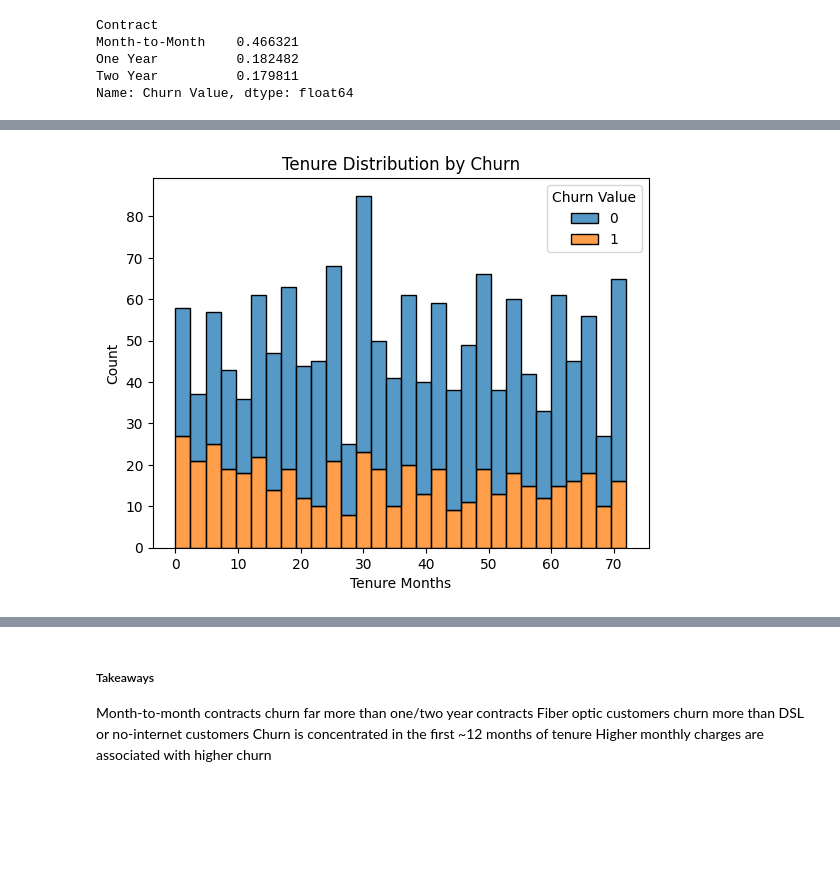
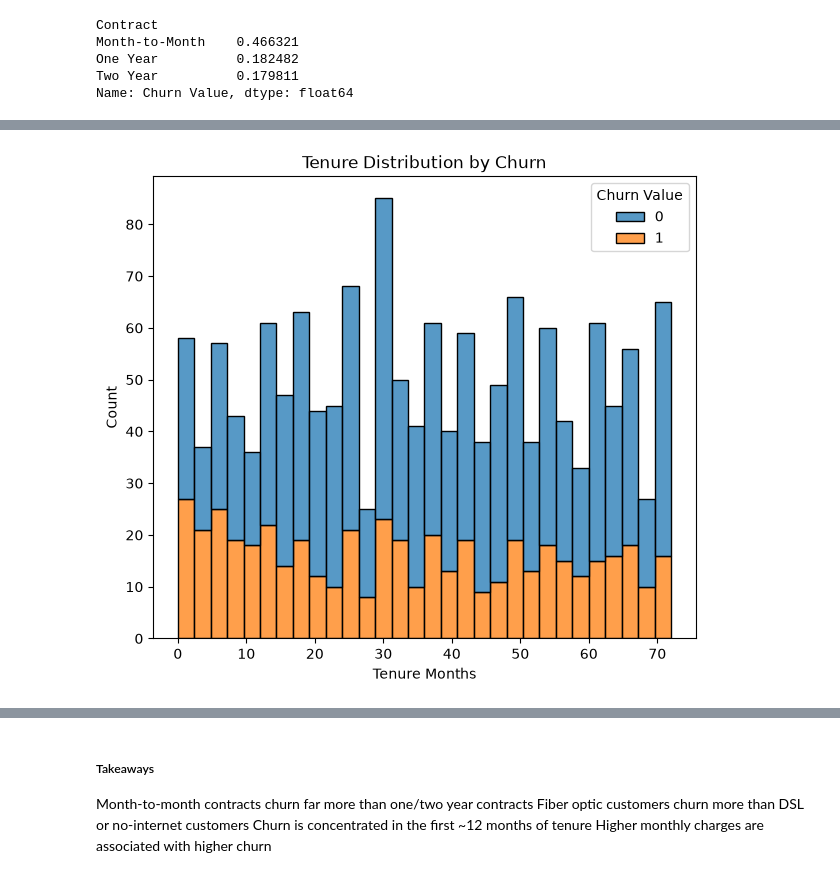
Before and after one commit to Hina-Akram04/Customer-Churn, a Jupyter notebook: notebooks/eda.ipynb, the cells around one changed output, grey strips where cells are left out. Saved outputs shown, nothing was run; the diff lists cells and outputs as text; code cells hidden in the pictures; blank space fills up the shorter version.

```diff
--- a/notebooks/eda.ipynb
+++ b/notebooks/eda.ipynb
@@ -46,7 +48,8 @@ plt.show()
 # %%
+figure = plt.figure(figsize=(7, 6))
 sns.histplot(data=df, x="Tenure Months", hue="Churn Value", multiple="stack", bins=30)
 plt.title("Tenure Distribution by Churn")
 plt.show()
 # %% [output]
-[figure, old version]
+[figure, new version]
 # %%
```
Also changed, not shown: parts of 4 cells of this notebook.
